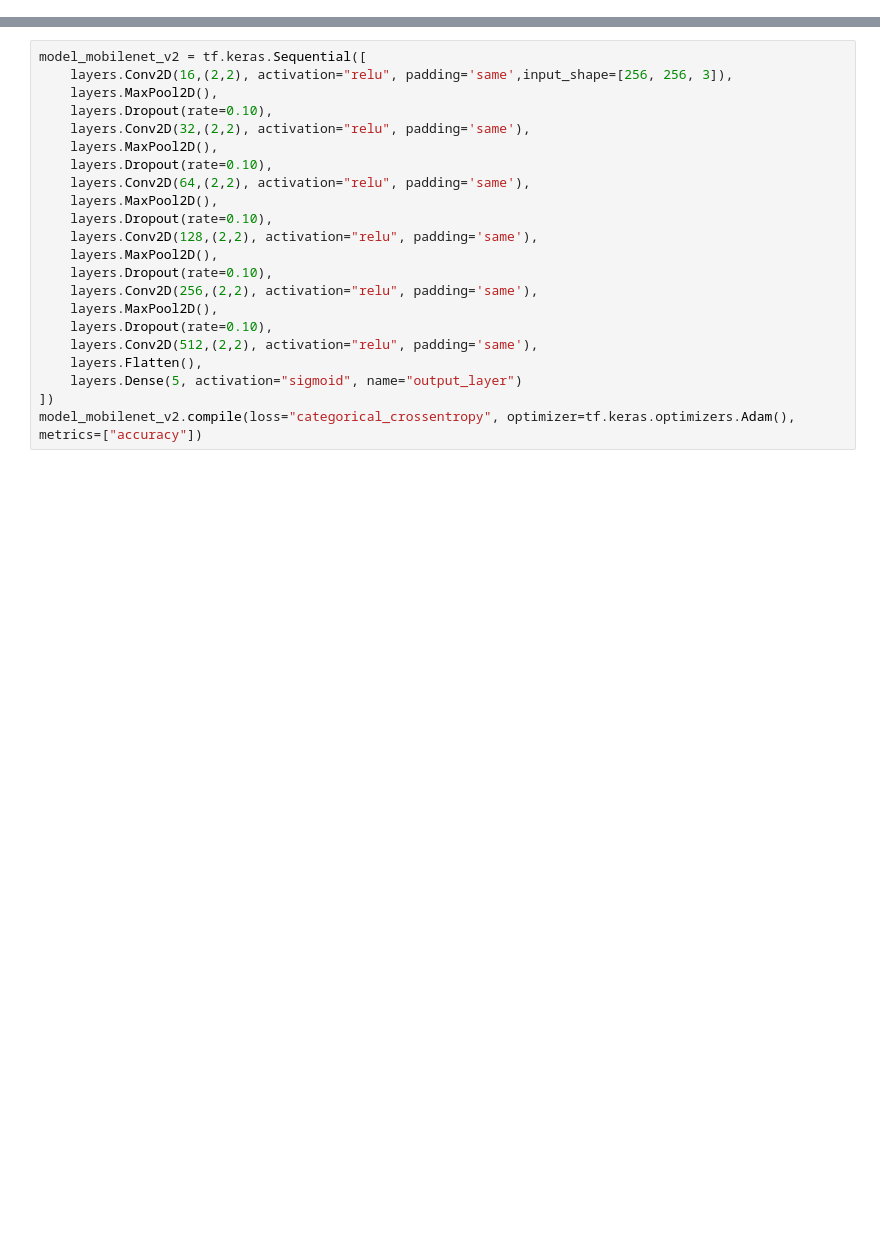
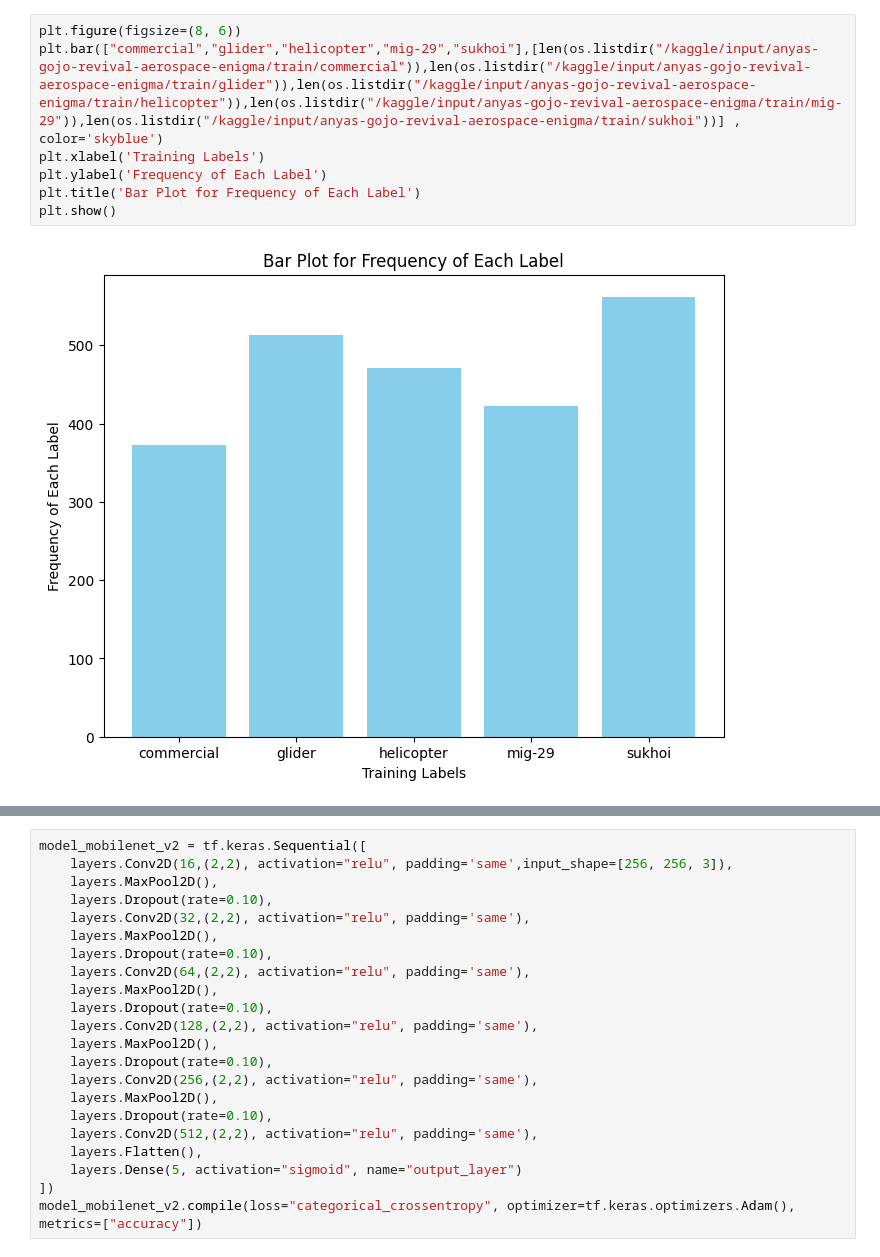
Before and after one commit to jgyfutub/Logical-Rhythm2023, a Jupyter notebook: notebookabd7584c54.ipynb, the cells around one changed output, grey strips where cells are left out. Cells and saved outputs as stored; diff of their text form; blank space fills up the shorter version.

```diff
--- a/notebookabd7584c54.ipynb
+++ b/notebookabd7584c54.ipynb
@@ -33,0 +33,9 @@ model.compile(optimizer=tf.keras.optimizers.Adam(learning_rate=0.0001),loss=kera
+# %%
+plt.figure(figsize=(8, 6))
+plt.bar(["commercial","glider","helicopter","mig-29","sukhoi"],[len(os.listdir("/kaggle/input/anyas-gojo-revival-aerospace-enigma/train/commercial")),len(os.listdir("/kaggle/input/anyas-gojo-revival-aerospace-enigma/train/glider")),len(os.listdir("/kaggle/input/anyas-gojo-revival-aerospace-enigma/train/helicopter")),len(os.listdir("/kaggle/input/anyas-gojo-revival-aerospace-enigma/train/mig-29")),len(os.listdir("/kaggle/input/anyas-gojo-revival-aerospace-enigma/train/sukhoi"))] , color='skyblue')
+plt.xlabel('Training Labels')
+plt.ylabel('Frequency of Each Label')
+plt.title('Bar Plot for Frequency of Each Label')
+plt.show()
+# %% [output]
+[figure, added]
```
Also changed, not shown: parts of 16 cells of this notebook.
